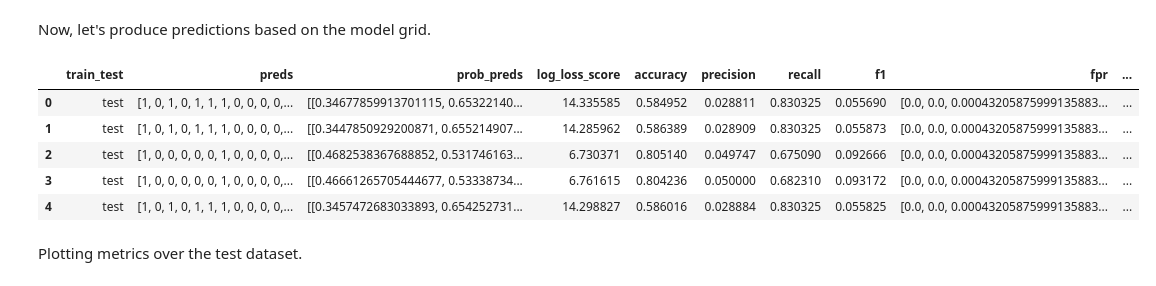
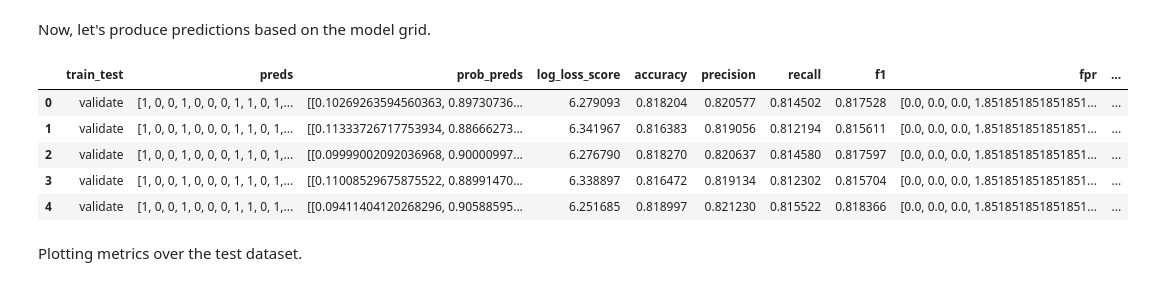
Before and after one commit to afanta-fi/Amazon_Review_Sentiment_Analysis, a Jupyter notebook: index.ipynb, the cells around one changed output. Saved outputs shown, nothing was run; the diff lists cells and outputs as text; code cells hidden in the pictures.

```diff
--- a/index.ipynb
+++ b/index.ipynb
@@ -545,14 +552,14 @@ class Custom_GridSearchCV():
         else:
             self.predictions = pd.concat([self.predictions,tr_ts])
 
-    def best_model(self, metrics=['accuracy']):
+    def best_model(self, metrics=['accuracy'], valid_test='test'):
         """
         This function returns the best model and model metrics
         based on provided metrics from the test dataset.
         metrics: A list of metrics
         """
         # Select test cases only
-        test_metrics = self.predictions.loc[self.predictions.train_test=='test']
+        test_metrics = self.predictions.loc[self.predictions.train_test==valid_test]
         # Sort test_metrics by metrics in descending order
         test_metrics = test_metrics.sort_values(by=metrics, ascending=False)
         # Reset indices
@@ -1021,18 +1028,19 @@ Now, let's produce predictions based on the model grid.
 # %%
 # Predict test and training datasets
 # Also get the metrics of fit
 # Check if the models have not been predicted yet
 if not isinstance(logreg_gs.predictions, pd.DataFrame):
-    logreg_gs.predict(X_test_scaled, y_test)
-    logreg_gs.predict(X_train_scaled, y_train, train_test='train')
+    prep = Preprocess(transformer='embed')
+    logreg_gs.predict(prep.transform(X_valid), y_valid, train_test='validate')
+    logreg_gs.predict(X_train_vec[-1], y_train, train_test='train')
 logreg_gs.predictions.head()
 # %% [output]
 |  | train_test | preds | prob_preds | log_loss_score | accuracy | precision | recall | f1 | fpr | ... |
-| 0 | test | [1, 0, 1, 0, 1, 1, 1, 0, 0, 0, 0,... | [[0.34677859913701115, 0.65322140... | 14.335585 | 0.584952 | 0.028811 | 0.830325 | 0.055690 | [0.0, 0.0, 0.00043205875999135883... | ... |
-| 1 | test | [1, 0, 1, 0, 1, 1, 1, 0, 0, 0, 0,... | [[0.3447850929200871, 0.655214907... | 14.285962 | 0.586389 | 0.028909 | 0.830325 | 0.055873 | [0.0, 0.0, 0.00043205875999135883... | ... |
-| 2 | test | [1, 0, 0, 0, 0, 0, 1, 0, 0, 0, 0,... | [[0.4682538367688852, 0.531746163... | 6.730371 | 0.805140 | 0.049747 | 0.675090 | 0.092666 | [0.0, 0.0, 0.00043205875999135883... | ... |
-| 3 | test | [1, 0, 0, 0, 0, 0, 1, 0, 0, 0, 0,... | [[0.46661265705444677, 0.53338734... | 6.761615 | 0.804236 | 0.050000 | 0.682310 | 0.093172 | [0.0, 0.0, 0.00043205875999135883... | ... |
-| 4 | test | [1, 0, 1, 0, 1, 1, 1, 0, 0, 0, 0,... | [[0.3457472683033893, 0.654252731... | 14.298827 | 0.586016 | 0.028884 | 0.830325 | 0.055825 | [0.0, 0.0, 0.00043205875999135883... | ... |
+| 0 | validate | [1, 0, 0, 1, 0, 0, 0, 1, 1, 0, 1,... | [[0.10269263594560363, 0.89730736... | 6.279093 | 0.818204 | 0.820577 | 0.814502 | 0.817528 | [0.0, 0.0, 0.0, 1.851851851851851... | ... |
+| 1 | validate | [1, 0, 0, 1, 0, 0, 0, 1, 1, 0, 1,... | [[0.11333726717753934, 0.88666273... | 6.341967 | 0.816383 | 0.819056 | 0.812194 | 0.815611 | [0.0, 0.0, 0.0, 1.851851851851851... | ... |
+| 2 | validate | [1, 0, 0, 1, 0, 0, 0, 1, 1, 0, 1,... | [[0.09999002092036968, 0.90000997... | 6.276790 | 0.818270 | 0.820637 | 0.814580 | 0.817597 | [0.0, 0.0, 0.0, 1.851851851851851... | ... |
+| 3 | validate | [1, 0, 0, 1, 0, 0, 0, 1, 1, 0, 1,... | [[0.11008529675875522, 0.88991470... | 6.338897 | 0.816472 | 0.819134 | 0.812302 | 0.815704 | [0.0, 0.0, 0.0, 1.851851851851851... | ... |
+| 4 | validate | [1, 0, 0, 1, 0, 0, 0, 1, 1, 0, 1,... | [[0.09411404120268296, 0.90588595... | 6.251685 | 0.818997 | 0.821230 | 0.815522 | 0.818366 | [0.0, 0.0, 0.0, 1.851851851851851... | ... |
 # %% [markdown]
 Plotting metrics over the test dataset.
 # %%
```
Also changed, not shown: parts of 14 cells of this notebook.
